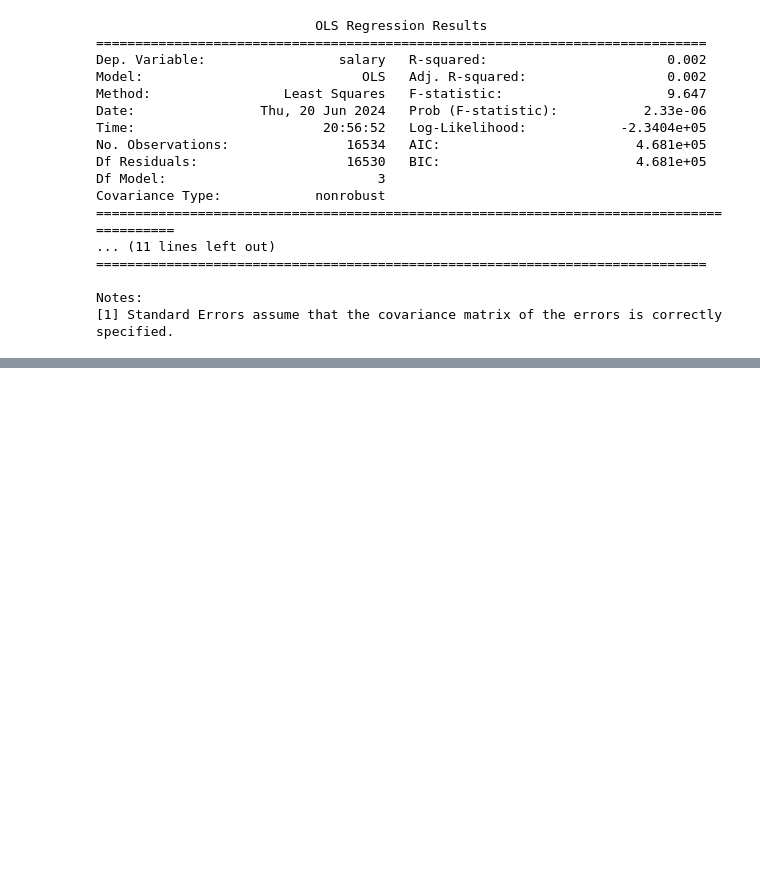
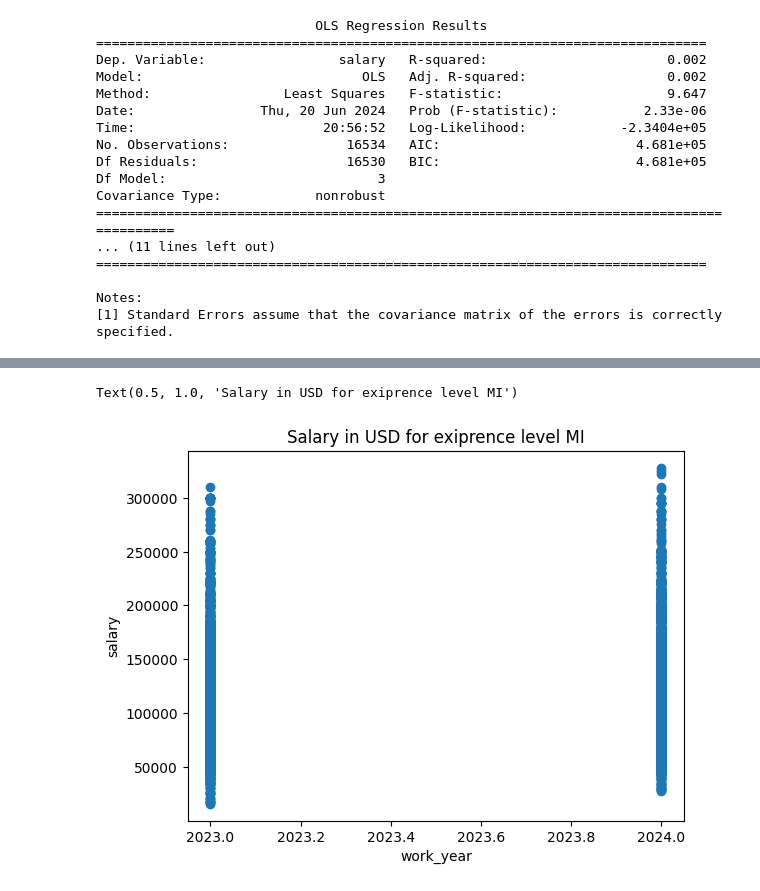
Before and after one commit to benjso/team_project, a Jupyter notebook: data/processed/lrm_research.ipynb, the cells around one changed output, grey strips where cells are left out. Cells and saved outputs as stored; diff of their text form; code cells hidden in the pictures; blank space fills up the shorter version.

```diff
--- a/data/processed/lrm_research.ipynb
+++ b/data/processed/lrm_research.ipynb
@@ -118,0 +158,10 @@ Notes:
+# %%
+experience_level_se_salaries_to_years_mi = df_no_outlier.query('work_year > 2022 and experience_level == "MI"')
+# Plot data
+plt.scatter(experience_level_se_salaries_to_years_mi['work_year'], experience_level_se_salaries_to_years_mi['salary_in_usd'], label='Data')
+plt.xlabel('work_year')
+plt.ylabel('salary')
+plt.title("Salary in USD for exiprence level MI")
+# %% [output]
+Text(0.5, 1.0, 'Salary in USD for exiprence level MI')
+[figure, added]
```
Also changed, not shown: parts of 12 cells of this notebook.
